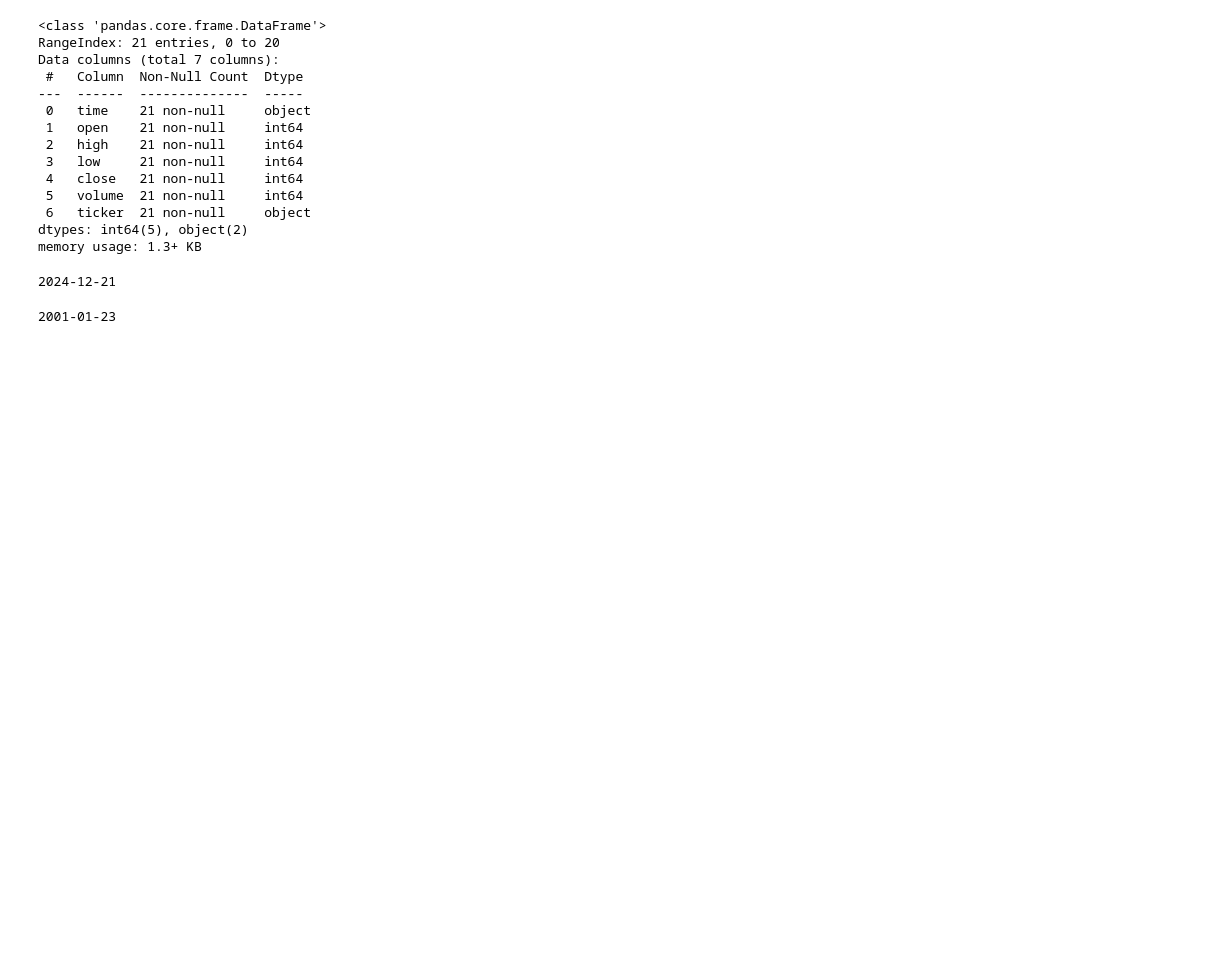
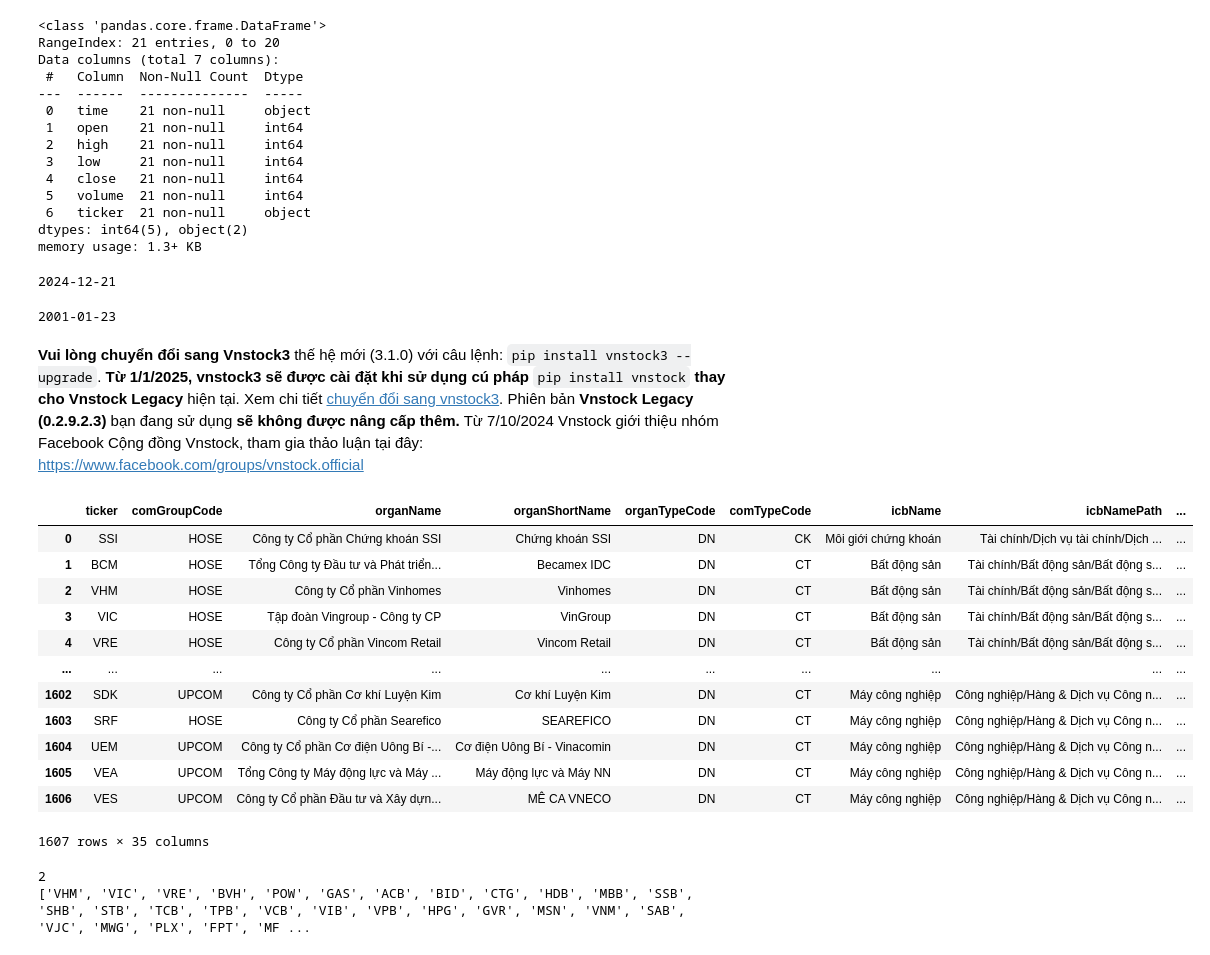
Before and after one commit to zk-qmy/dl-stock-prediction, a Jupyter notebook: notebook/crawl-vn-data.ipynb, the cells around one changed output. Cells and saved outputs as stored; diff of their text form; code cells hidden in the pictures; blank space fills up the shorter version.

Commit message:
[draft] Crawler: add get_company_tickers()

```diff
--- a/notebook/crawl-vn-data.ipynb
+++ b/notebook/crawl-vn-data.ipynb
@@ -268,3 +268,35 @@ if isinstance(last_crawl_date, str):
         print(f"Invalid date format {last_crawl_date}: {e}")
 # %% [output]
 2001-01-23
+# %%
+from vnstock import *
+companies_df = listing_companies()
+# %% [output]
+**Vui lòng chuyển đổi sang Vnstock3** thế hệ mới (3.1.0) với câu lệnh: `pip install vnstock3 --upgrade`.
+**Từ 1/1/2025, vnstock3 sẽ được cài đặt khi sử dụng cú pháp** `pip install vnstock` **thay cho Vnstock Legacy** hiện tại.
+Xem chi tiết [chuyển đổi sang vnstock3](https://vnstocks.com/docs/tai-lieu/migration-chuyen-doi-sang-vnstock3).
+Phiên bản **Vnstock Legacy (0.2.9.2.3)** bạn đang sử dụng **sẽ không được nâng cấp thêm.**
+Từ 7/10/2024 Vnstock giới thiệu nhóm Facebook Cộng đồng Vnstock, tham gia thảo luận tại đây: https://www.facebook.com/groups/vnstock.official
+|  | ticker | comGroupCode | organName | organShortName | organTypeCode | comTypeCode | icbName | icbNamePath | ... |
+| 0 | SSI | HOSE | Công ty Cổ phần Chứng khoán SSI | Chứng khoán SSI | DN | CK | Môi giới chứng khoán | Tài chính/Dịch vụ tài chính/Dịch ... | ... |
+| 1 | BCM | HOSE | Tổng Công ty Đầu tư và Phát triển... | Becamex IDC | DN | CT | Bất động sản | Tài chính/Bất động sản/Bất động s... | ... |
+| 2 | VHM | HOSE | Công ty Cổ phần Vinhomes | Vinhomes | DN | CT | Bất động sản | Tài chính/Bất động sản/Bất động s... | ... |
+| 3 | VIC | HOSE | Tập đoàn Vingroup - Công ty CP | VinGroup | DN | CT | Bất động sản | Tài chính/Bất động sản/Bất động s... | ... |
+| 4 | VRE | HOSE | Công ty Cổ phần Vincom Retail | Vincom Retail | DN | CT | Bất động sản | Tài chính/Bất động sản/Bất động s... | ... |
+| ... | ... | ... | ... | ... | ... | ... | ... | ... | ... |
+| 1602 | SDK | UPCOM | Công ty Cổ phần Cơ khí Luyện Kim | Cơ khí Luyện Kim | DN | CT | Máy công nghiệp | Công nghiệp/Hàng & Dịch vụ Công n... | ... |
+| 1603 | SRF | HOSE | Công ty Cổ phần Searefico | SEAREFICO | DN | CT | Máy công nghiệp | Công nghiệp/Hàng & Dịch vụ Công n... | ... |
+| 1604 | UEM | UPCOM | Công ty Cổ phần Cơ điện Uông Bí -... | Cơ điện Uông Bí - Vinacomin | DN | CT | Máy công nghiệp | Công nghiệp/Hàng & Dịch vụ Công n... | ... |
+| 1605 | VEA | UPCOM | Tổng Công ty Máy động lực và Máy ... | Máy động lực và Máy NN | DN | CT | Máy công nghiệp | Công nghiệp/Hàng & Dịch vụ Công n... | ... |
+| 1606 | VES | UPCOM | Công ty Cổ phần Đầu tư và Xây dựn... | MÊ CA VNECO | DN | CT | Máy công nghiệp | Công nghiệp/Hàng & Dịch vụ Công n... | ... |
+1607 rows × 35 columns
+# %%
+ticker_list = companies_df['ticker'].to_list()
+# Find the index of "b" and slice from there
+start_index = ticker_list.index("VHM")  # Find the index of "b"
+result = ticker_list[start_index:]  # Slice from index of "b" onwards
+print(start_index)
+print(result)  # Output: ['b', 'c']
+# %% [output]
+2
+['VHM', 'VIC', 'VRE', 'BVH', 'POW', 'GAS', 'ACB', 'BID', 'CTG', 'HDB', 'MBB', 'SSB', 'SHB', 'STB', 'TCB', 'TPB', 'VCB', 'VIB', 'VPB', 'HPG', 'GVR', 'MSN', 'VNM', 'SAB', 'VJC', 'MWG', 'PLX', 'FPT', 'MF ...
```
Also changed, not shown: parts of 2 cells of this notebook, 1 other file.
